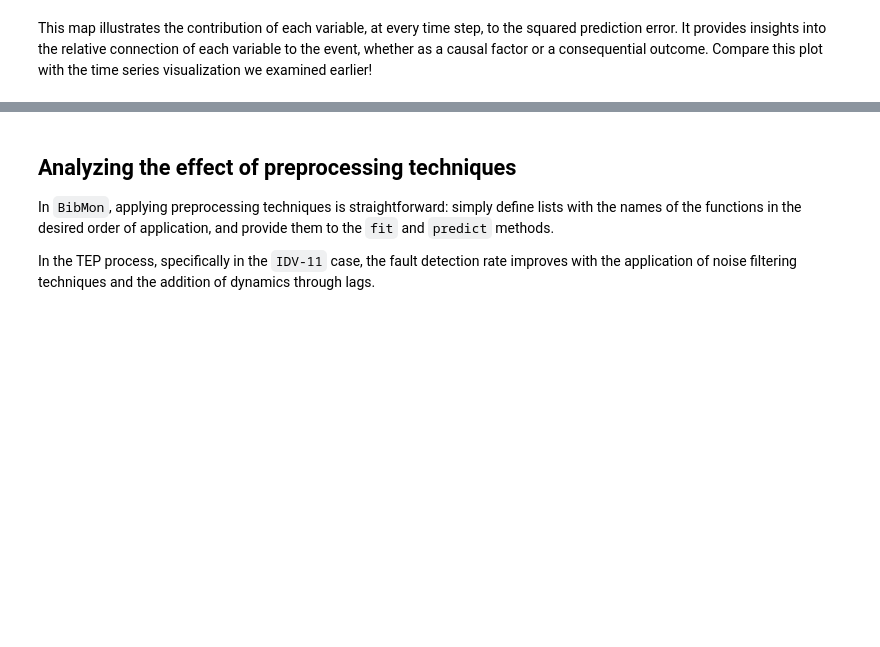
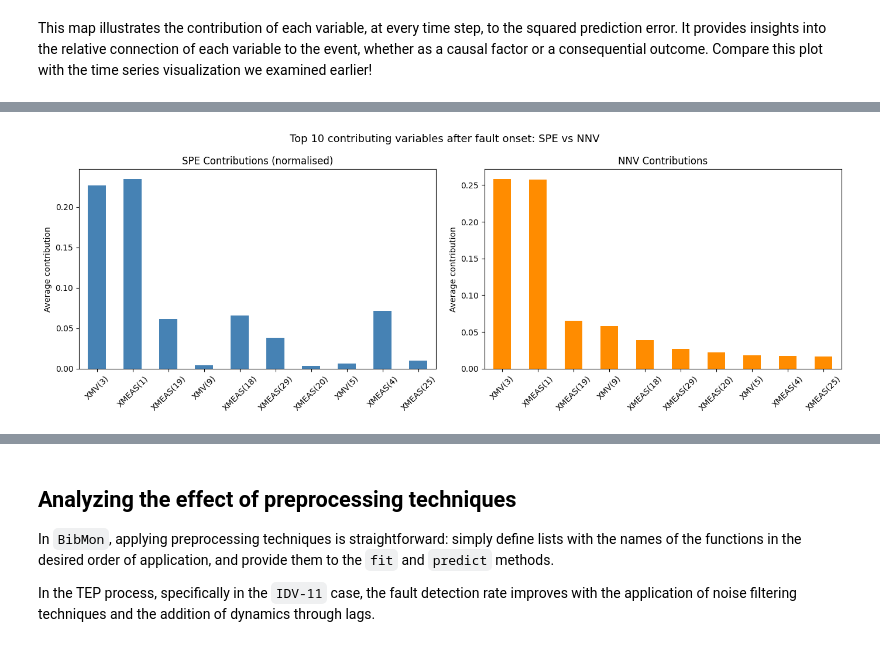
Before and after one commit to petrobras/BibMon, a Jupyter notebook: docs/source/tutorial_tep.ipynb, the cells around one changed output, grey strips where cells are left out. Cells and saved outputs as stored; diff of their text form; code cells hidden in the pictures; blank space fills up the shorter version.

```diff
--- a/docs/source/tutorial_tep.ipynb
+++ b/docs/source/tutorial_tep.ipynb
@@ -294,0 +323,30 @@ This map illustrates the contribution of each variable, at every time step, to t
+# %%
+# Compare SPE contributions vs NNV contributions after fault onset
+avg_spe_contrib = model.SPE_contrib_test.loc[fault_start:].mean()
+avg_nnv_contrib = contrib_NNV.loc[fault_start:].mean()
+
+# Normalize SPE contributions to sum to 1 for fair comparison
+avg_spe_norm = avg_spe_contrib / avg_spe_contrib.sum()
+
+# Get top 10 variables by NNV contribution
+top_nnv_vars = avg_nnv_contrib.sort_values(ascending=False).head(10).index
+
+fig, axes = plt.subplots(1, 2, figsize=(14, 5))
+
+# SPE contributions for top variables
+avg_spe_norm[top_nnv_vars].plot(kind='bar', ax=axes[0], color='steelblue')
+axes[0].set_title('SPE Contributions (normalised)')
+axes[0].set_ylabel('Average contribution')
+axes[0].tick_params(axis='x', rotation=45)
+
+# NNV contributions for top variables
+avg_nnv_contrib[top_nnv_vars].plot(kind='bar', ax=axes[1], color='darkorange')
+axes[1].set_title('NNV Contributions')
+axes[1].set_ylabel('Average contribution')
+axes[1].tick_params(axis='x', rotation=45)
+
+plt.suptitle('Top 10 contributing variables after fault onset: SPE vs NNV', fontsize=13)
+plt.tight_layout()
+plt.show()
+# %% [output]
+[figure, added]
```
Also changed, not shown: parts of 6 cells of this notebook.
